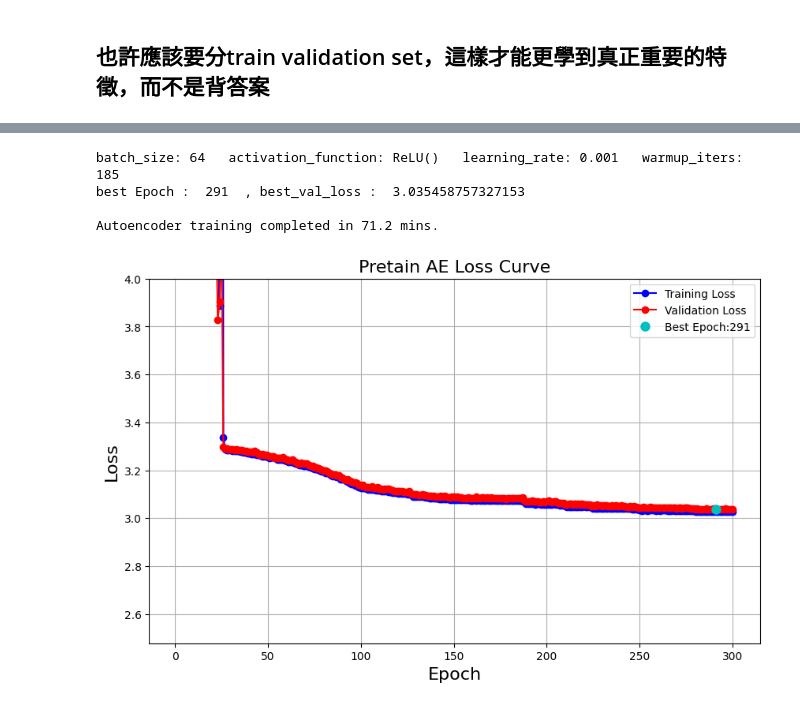
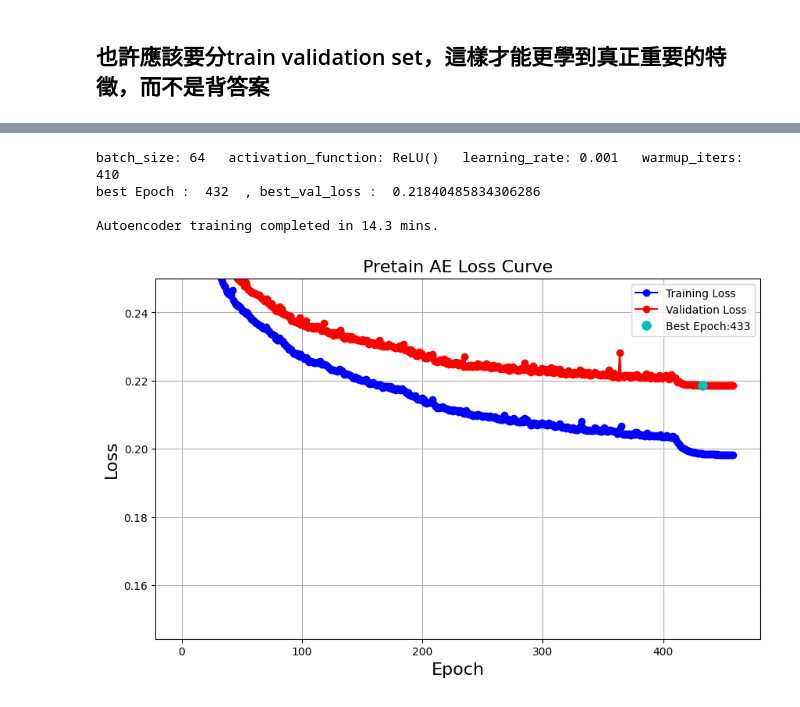
Before and after one commit to chiu-kai/ESPF_OMICS, a Jupyter notebook: ESPF_pretrainAE_mut.ipynb, the cells around one changed output, grey strips where cells are left out. Cells and saved outputs as stored; diff of their text form; code cells hidden in the pictures.

```diff
--- a/ESPF_pretrainAE_mut.ipynb
+++ b/ESPF_pretrainAE_mut.ipynb
@@ -52,3 +59,25 @@ class AE_dense_3layers(nn.Module):
         x_encoded = self.encoder(x)
         x_decoded = self.decoder(x_encoded)
         return x_decoded
+# %%
+def warmup_lr_scheduler(optimizer, warmup_iters1, Decrease_percent1, warmup_iters2, Decrease_percent2, continuous=True):
+    def f(epoch):
+        if epoch < warmup_iters1:
+            return 1  # No decrease during first warmup phase
+        elif epoch < warmup_iters2:
+            if continuous:
+                return Decrease_percent1 ** (epoch - warmup_iters1 + 1)
+            else:
+                return Decrease_percent1
+        else:
+            if continuous:
+                return (Decrease_percent1 ** (warmup_iters2 - warmup_iters1)) * (Decrease_percent2 ** (epoch - warmup_iters2 + 1))
+            else:
+                return Decrease_percent2
+    return torch.optim.lr_scheduler.LambdaLR(optimizer, f)
+optimizer = torch.optim.Adam(model.parameters(), lr=0.0001)
+scheduler = warmup_lr_scheduler(optimizer, warmup_iters1=5, Decrease_percent1=10, warmup_iters2=10, Decrease_percent2=0.8, continuous=False)
+
+for epoch in range(20):
+    scheduler.step()
+    print(f"Epoch {epoch}, LR: {scheduler.get_last_lr()[0]}")
@@ -80,6 +147,6 @@ set_seed(seed)
 # %%
 # load TCGA mutation data, substitute here with other genomics
-data_mut_tcga= pd.read_csv("../data/TCGA/TCGA_exp_matchCCLEgenes_8238samples_4692genes.txt", sep='\t', index_col=0)
+data_mut_tcga= pd.read_csv("../data/DAPL/share/pretrain_tcga.csv", sep=',', index_col=0)
 
 print("\n\nDatasets successfully loaded.")
 # %% [output]
@@ -98,17 +184,17 @@ data_mut_tcga.shape
 if __name__ == '__main__':#被別人呼叫的時候不會執行main以下的程式，只會執行
 
     input_dim = data_mut_tcga.shape[1]# (8238sample[0], 2649gene[1])
-    mut_encode_dim =[1250,250,50]
+    mut_encode_dim =[128,32]
     batch_size = 64
-    epoch_size = 300 #100
+    epoch_size = 500 #100
     activation_function = nn.ReLU()
-    model_save_name = "tcga_exp_%d_%d_%d" % (mut_encode_dim[0], mut_encode_dim[1], mut_encode_dim[2])
+    model_save_name = "tcga_exp_%d_%d" % (mut_encode_dim[0], mut_encode_dim[1])
     learning_rate=0.001
-    warmup_iters = 185
+    warmup_iters = 410
     seed=42
     patience = 25
-    Decrease_percent = 1
-
+    Decrease_percent = 0.8
+    continuous=True
 
     torch.manual_seed(seed)
     np.random.seed(seed)
@@ -123,12 +209,13 @@ if __name__ == '__main__':#被別人呼叫的時候不會執行main以下的程
 
     t = time.time()
     torch.manual_seed(seed)
-    model = AE_dense_3layers(input_dim=input_dim, mut_encode_dim=mut_encode_dim, activation_func=activation_function).to(device=device)
+    model = AE_dense_layers(input_dim=input_dim, mut_encode_dim=mut_encode_dim, activation_func=activation_function).to(device=device)
     criterion = nn.MSELoss()
 
     optimizer = optim.Adam(model.parameters(), lr=learning_rate)
     if warmup_iters is not None:
-        lr_scheduler = warmup_lr_scheduler(optimizer, warmup_iters,Decrease_percent)
+        lr_scheduler = warmup_lr_scheduler(optimizer, warmup_iters,Decrease_percent,continuous)
+        # scheduler = warmup_lr_scheduler(optimizer, warmup_iters1=5, Decrease_percent1=10, warmup_iters2=290, Decrease_percent2=0.8, continuous=False)
 
     # Training with early stopping (assuming you've defined the EarlyStopping logic)
 
@@ -214,31 +293,31 @@ RuntimeError: Parent directory /root/DeepTTA/results does not exist.
+# %%
+print('batch_size:',batch_size," ",'activation_function:',activation_function," ",
+      'learning_rate:',learning_rate," ",'warmup_iters:',warmup_iters)
+print("best Epoch : ",best_epoch," ," ,"best_val_loss : ",best_val_loss)
+print('\nAutoencoder training completed in %.1f mins.\n' % ((time.time() - t) / 60))
+# %% [output]
+batch_size: 64   activation_function: ReLU()   learning_rate: 0.001   warmup_iters: 410
+best Epoch :  432  , best_val_loss :  0.21840485834306286
+
+Autoencoder training completed in 14.3 mins.
 # %%
 encoder_best_weight = {key: value for key, value in best_weight.items() if key.startswith('encoder')} # only store the encoder part without decoder part
 torch.save(encoder_best_weight, f'./results/Encoder_{model_save_name}_best_loss_{best_val_loss:.8}.pt')
-
-print('batch_size:',batch_size," ",'activation_function:',activation_function," ",
-      'learning_rate:',learning_rate," ",'warmup_iters:',warmup_iters)
-print("best Epoch : ",best_epoch," ," ,"best_val_loss : ",best_val_loss)
-print('\nAutoencoder training completed in %.1f mins.\n' % ((time.time() - t) / 60))
-# %% [output]
-batch_size: 64   activation_function: ReLU()   learning_rate: 0.001   warmup_iters: 185
-best Epoch :  291  , best_val_loss :  3.035458757327153
-
-Autoencoder training completed in 71.2 mins.
 # %%
 import matplotlib.pyplot as plt
 # Create a plot of the loss curve
 plt.figure(figsize=(10, 6))
 plt.plot(range(1, len(train_epoch_loss_list) + 1), train_epoch_loss_list, marker='o', linestyle='-', color='b', label='Training Loss')
 # Plot validation loss
 plt.plot(range(1, len(test_epoch_loss_list) + 1), test_epoch_loss_list, marker='o', linestyle='-', color='r', label='Validation Loss')
 # Mark the best epoch
 plt.plot(best_epoch, best_val_loss , marker='o', markersize=8, linestyle='', color='c', label=f'Best Epoch:{best_epoch}')
 plt.xlabel('Epoch', fontsize=16)
 plt.ylabel('Loss', fontsize=16)
 plt.title('Pretain AE Loss Curve', fontsize=16)
 plt.legend()
 plt.grid(True)
-plt.ylim(top=4)
+plt.ylim(top=0.25)
 plt.show()
 # %% [output]
-[figure, old version]
+[figure, new version]
```
Also changed, not shown: parts of 8 cells of this notebook, 8 other files.
